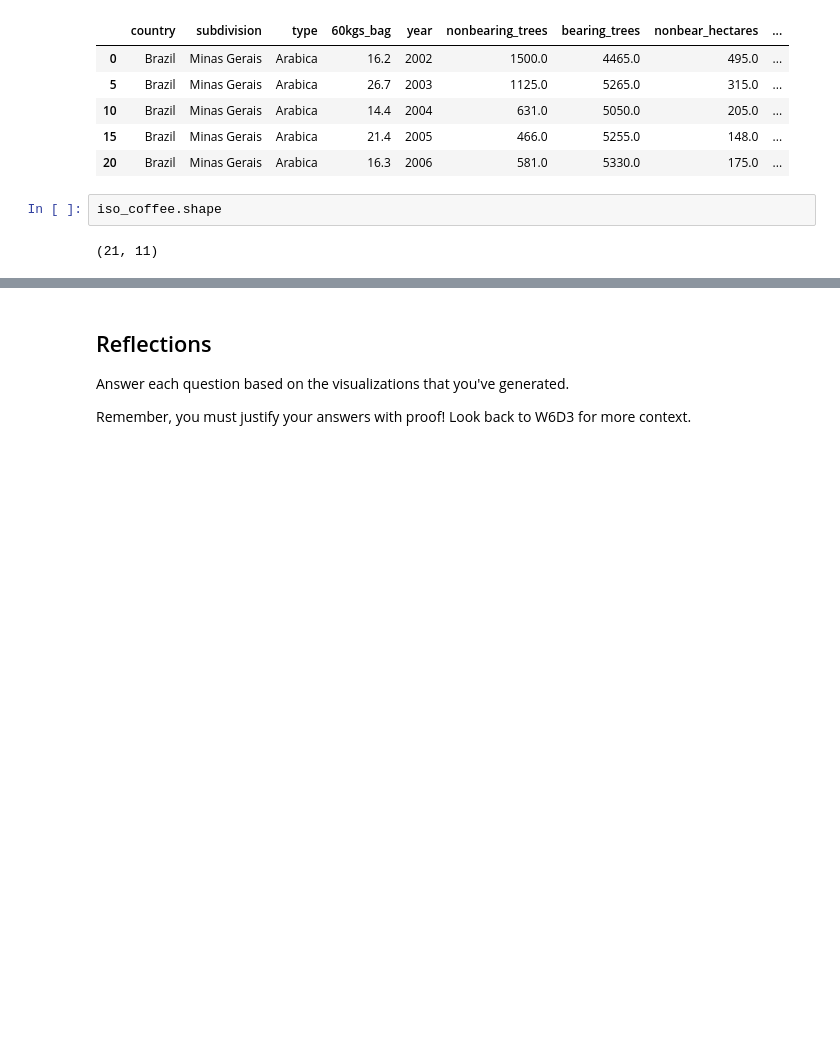
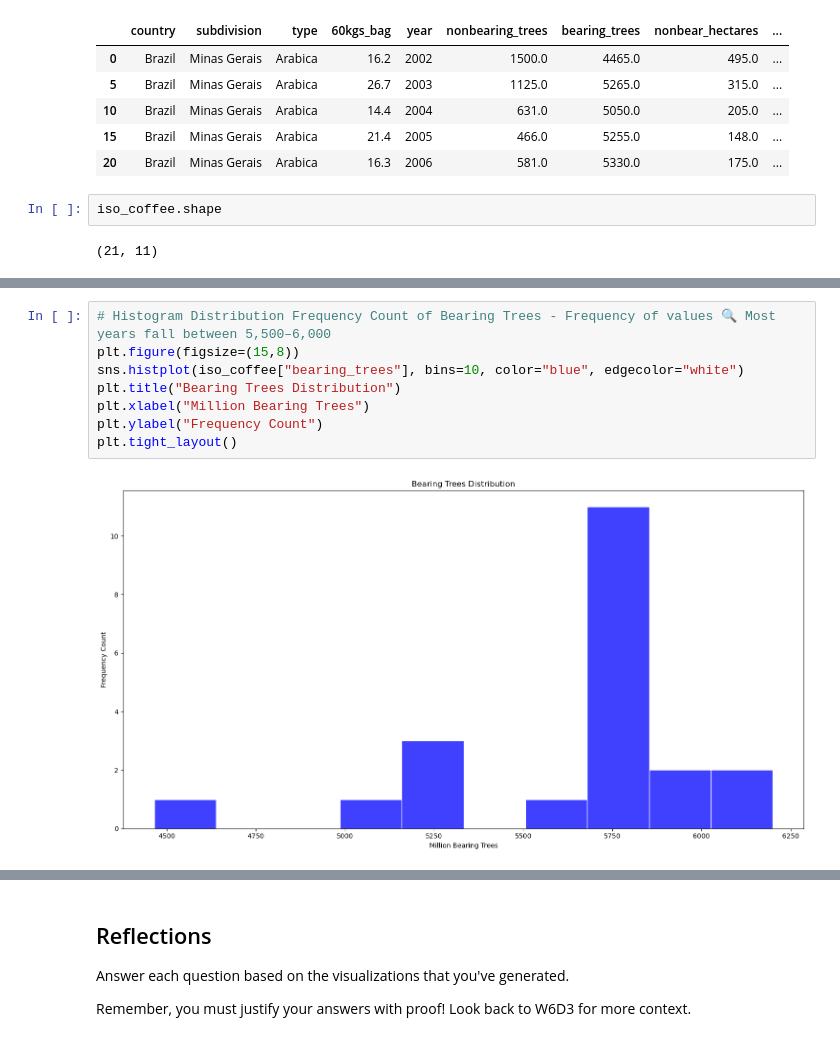
Before and after one commit to jesseniadia/Minas-Gerais-EDA, a Jupyter notebook: notebooks/explore_coffee.ipynb, the cells around one changed output, grey strips where cells are left out. Cells and saved outputs as stored; diff of their text form; blank space fills up the shorter version.

```diff
--- a/notebooks/explore_coffee.ipynb
+++ b/notebooks/explore_coffee.ipynb
@@ -216,0 +241,10 @@ plt.tight_layout()
+# %%
+# Histogram Distribution Frequency Count of Bearing Trees - Frequency of values	🔍 Most years fall between 5,500–6,000
+plt.figure(figsize=(15,8))
+sns.histplot(iso_coffee["bearing_trees"], bins=10, color="blue", edgecolor="white")
+plt.title("Bearing Trees Distribution")
+plt.xlabel("Million Bearing Trees")
+plt.ylabel("Frequency Count")
+plt.tight_layout()
+# %% [output]
+[figure, added]
```
Also changed, not shown: parts of 22 cells of this notebook, 2 other files.
